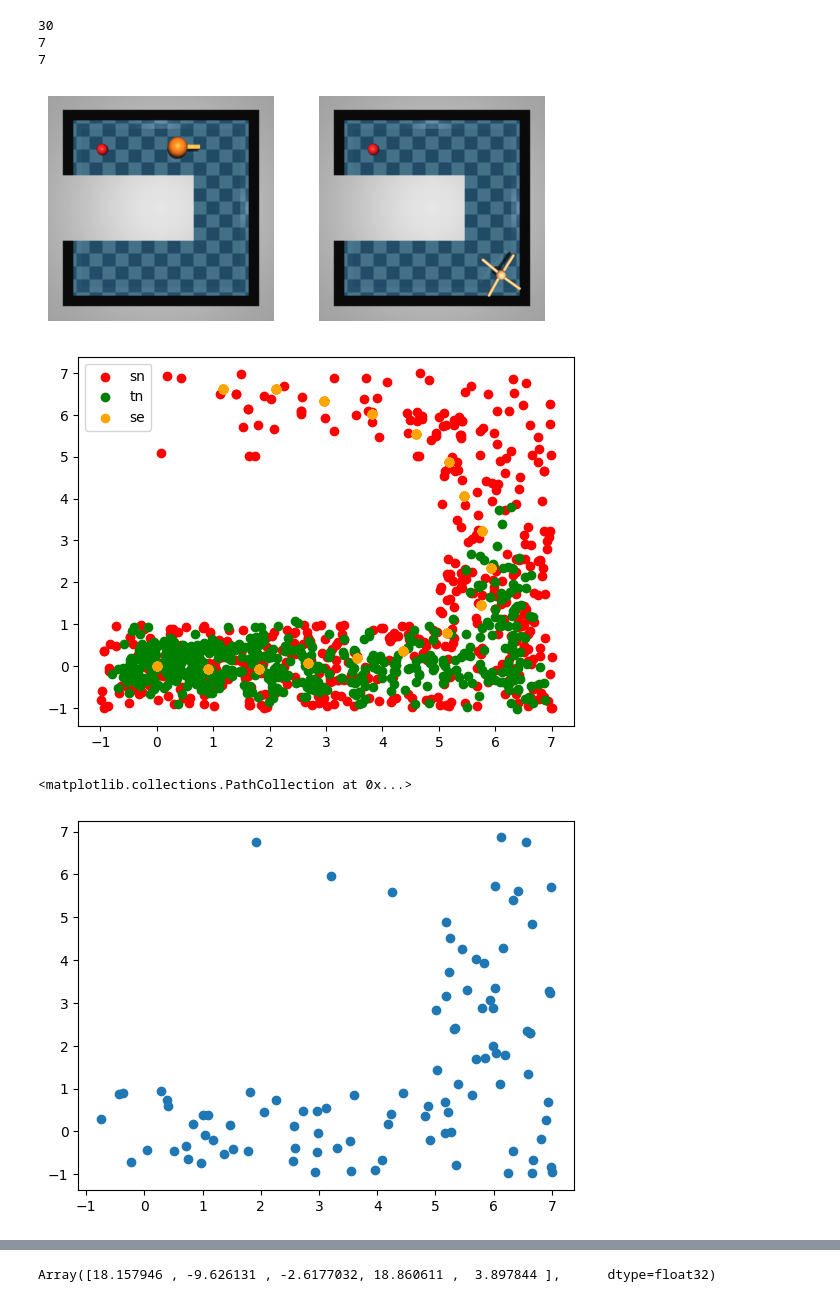
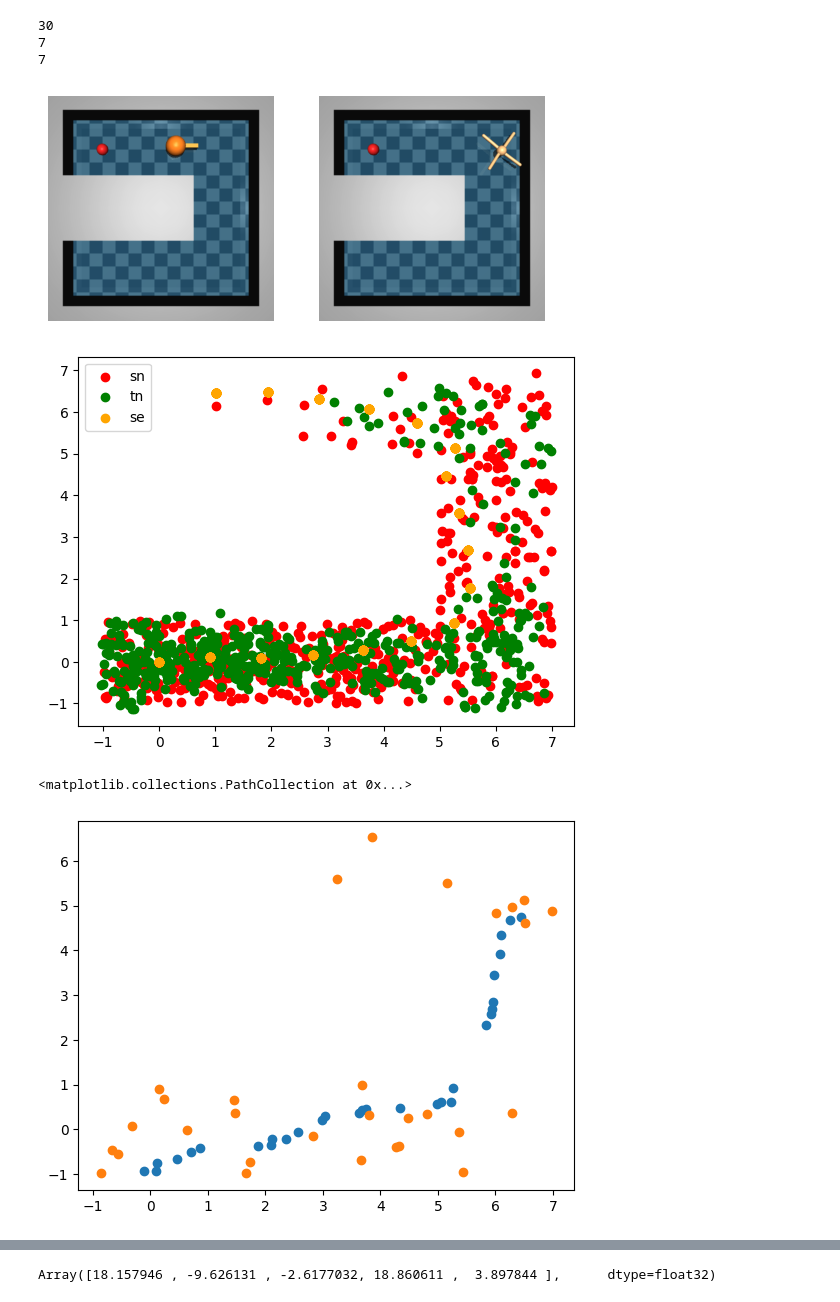
Before and after one commit to skylooop/CrossDomainIL, a Jupyter notebook: notebooks/envs.ipynb, the cells around one changed output, grey strips where cells are left out. Cells and saved outputs as stored; diff of their text form; code cells hidden in the pictures.

```diff
--- a/notebooks/envs.ipynb
+++ b/notebooks/envs.ipynb
@@ -32,9 +34,9 @@ target_env.reset(42, None)
 ## Source PointUMaze; Target AntUMaze
 from datasets.dataset import Dataset
 
-expert_source = np.load("../outputs/2024-04-17/13-56-58/saved_expert/trained_expert.npy", allow_pickle=True).item()
-random_source = np.load("../outputs/2024-04-17/13-56-58/saved_prior/random_policy.npy", allow_pickle=True).item()
-random_target = np.load("../outputs/2024-04-17/14-04-00/saved_prior/random_policy.npy", allow_pickle=True).item()
+expert_source = np.load("../prep_data/pointumaze/expert_source/trained_expert.npy", allow_pickle=True).item()
+random_source = np.load("../prep_data/pointumaze/rand_source/random_policy.npy", allow_pickle=True).item()
+random_target = np.load("../prep_data/pointumaze/rand_target/random_policy.npy", allow_pickle=True).item()
 
 expert_source_ds = Dataset(observations=expert_source['observations'],
                            actions=expert_source['actions'],
@@ -78,7 +80,7 @@ axs[0].axis('off')
 axs[1].axis('off')
 plt.savefig("env.png")
 # %% [output]
-[figure, old version]
+[figure, new version]
 # %%
 agent_data = agent_target_ds.sample(512)
 expert_data = expert_source_ds.sample(512)
@@ -98,11 +100,13 @@ ax.scatter(*se_pos, c='orange', label='se')
 plt.legend()
 plt.show()
 # %% [output]
-[figure, old version]
+[figure, new version]
 # %%
 fig, ax = plt.subplots()
-random_data = non_expert_source_ds.sample(100)
-ax.scatter(random_data.observations[:500, 0], random_data.observations[:500, 1])
+random_data1 = non_expert_source_ds.sample(30).observations
+random_data = np.sort(non_expert_source_ds.sample(30).observations, axis=0)
+ax.scatter(random_data[:, 0], random_data[:, 1])
+ax.scatter(random_data1[:, 0], random_data1[:, 1])
 # %% [output]
 <matplotlib.collections.PathCollection at 0x...>
-[figure, old version]
+[figure, new version]
```
Also changed, not shown: parts of 6 cells of this notebook, 10 other files.
